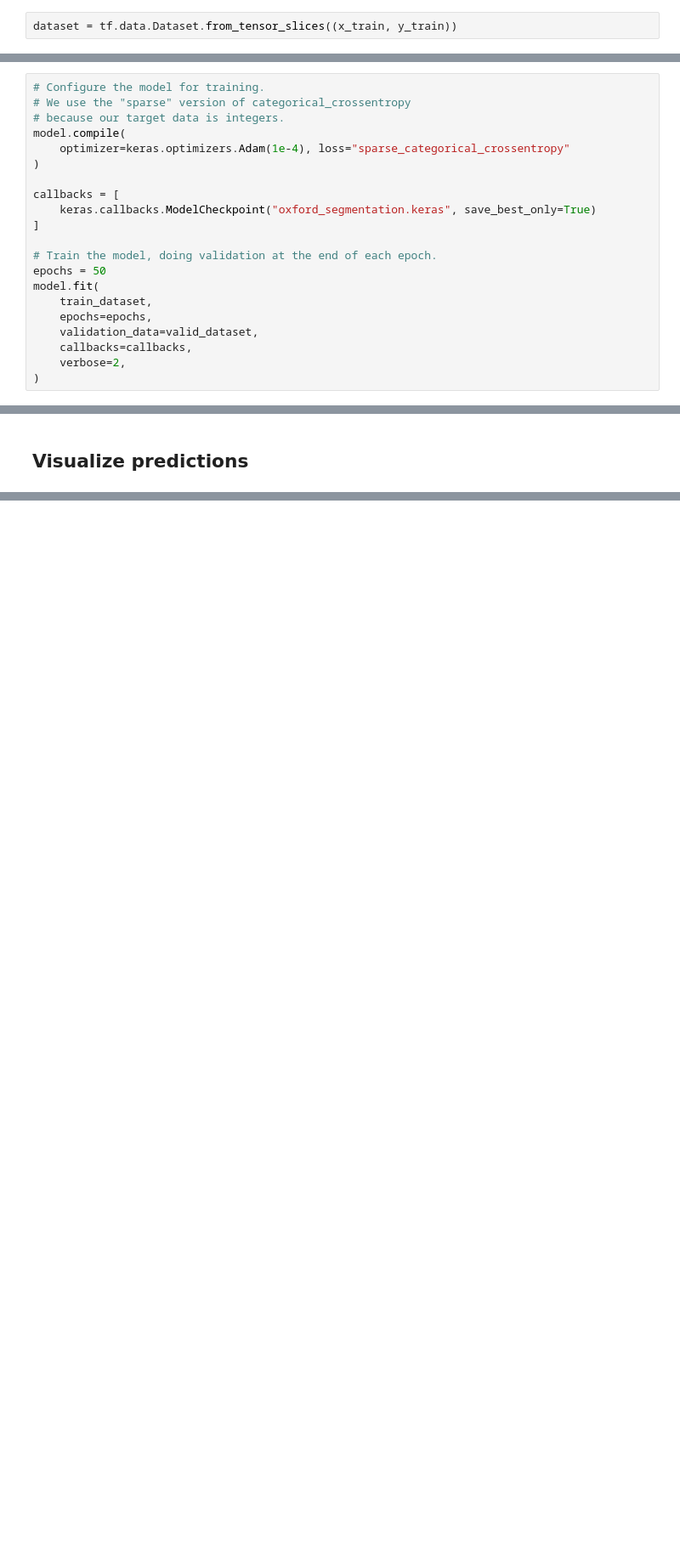
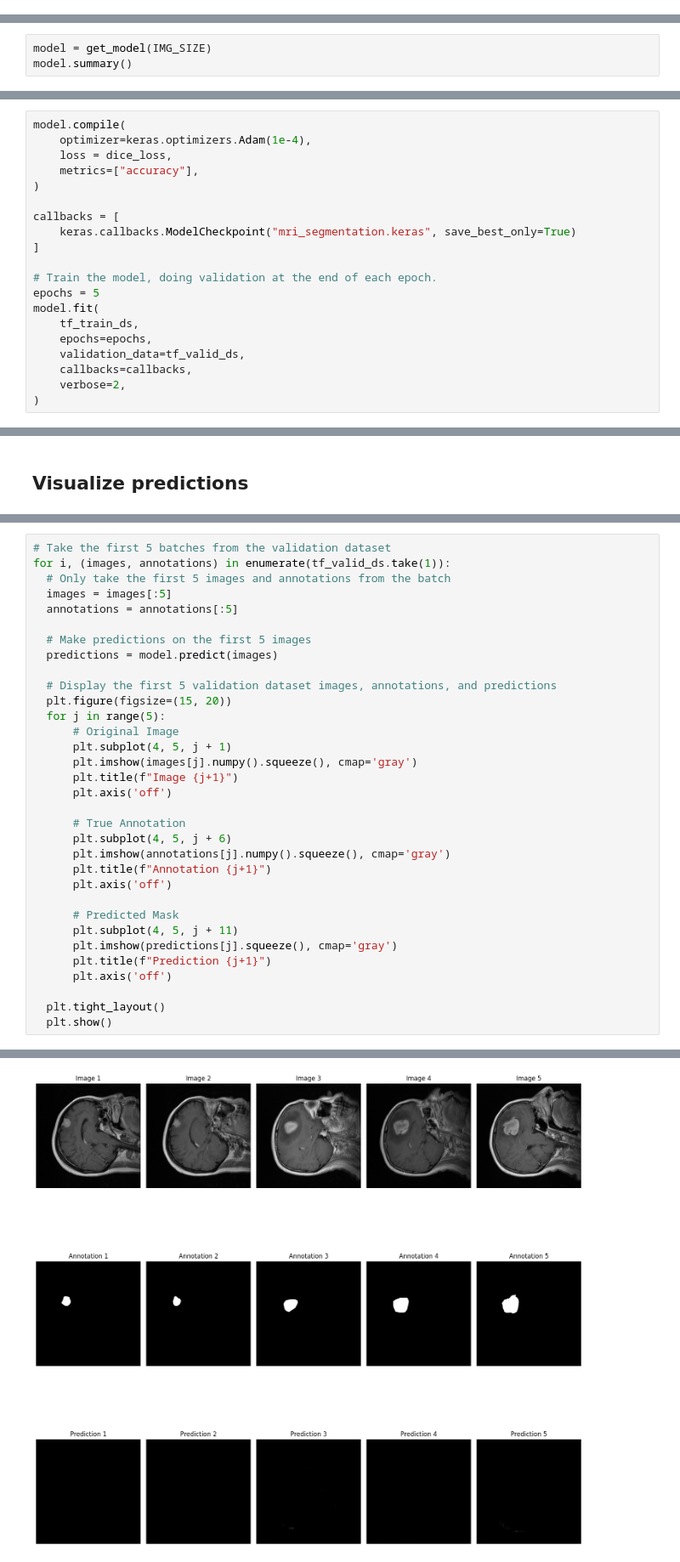
Before and after one commit to EmilisGit/Vaizdu_apdorojimas, a Jupyter notebook: Vaizdu_apdorojimas_lab5.ipynb, the cells around one changed output, grey strips where cells are left out. Shown at 85% size. Saved outputs shown, nothing was run; the diff lists cells and outputs as text; blank space fills up the shorter version.

```diff
--- a/Vaizdu_apdorojimas_lab5.ipynb
+++ b/Vaizdu_apdorojimas_lab5.ipynb
@@ -57,2 +31,0 @@ NUM_CLASSES  = 1
-# %%
-dataset = tf.data.Dataset.from_tensor_slices((x_train, y_train))
@@ -152,0 +114,3 @@ valid_dataset = get_dataset(
+# %%
+model = get_model(IMG_SIZE)
+model.summary()
@@ -155,21 +148,20 @@ valid_dataset = get_dataset(
 # %%
-# Configure the model for training.
-# We use the "sparse" version of categorical_crossentropy
-# because our target data is integers.
 model.compile(
-    optimizer=keras.optimizers.Adam(1e-4), loss="sparse_categorical_crossentropy"
+    optimizer=keras.optimizers.Adam(1e-4),
+    loss = dice_loss,
+    metrics=["accuracy"],
 )
 
 callbacks = [
-    keras.callbacks.ModelCheckpoint("oxford_segmentation.keras", save_best_only=True)
+    keras.callbacks.ModelCheckpoint("mri_segmentation.keras", save_best_only=True)
 ]
 
 # Train the model, doing validation at the end of each epoch.
-epochs = 50
+epochs = 5
 model.fit(
-    train_dataset,
+    tf_train_ds,
     epochs=epochs,
-    validation_data=valid_dataset,
+    validation_data=tf_valid_ds,
     callbacks=callbacks,
     verbose=2,
 )
@@ -206,0 +179,34 @@ display_mask(i)  # Note that the model only sees inputs at 150x150.
+# %%
+# Take the first 5 batches from the validation dataset
+for i, (images, annotations) in enumerate(tf_valid_ds.take(1)):
+  # Only take the first 5 images and annotations from the batch
+  images = images[:5]
+  annotations = annotations[:5]
+
+  # Make predictions on the first 5 images
+  predictions = model.predict(images)
+
+  # Display the first 5 validation dataset images, annotations, and predictions
+  plt.figure(figsize=(15, 20))
+  for j in range(5):
+      # Original Image
+      plt.subplot(4, 5, j + 1)
+      plt.imshow(images[j].numpy().squeeze(), cmap='gray')
+      plt.title(f"Image {j+1}")
+      plt.axis('off')
+
+      # True Annotation
+      plt.subplot(4, 5, j + 6)
+      plt.imshow(annotations[j].numpy().squeeze(), cmap='gray')
+      plt.title(f"Annotation {j+1}")
+      plt.axis('off')
+
+      # Predicted Mask
+      plt.subplot(4, 5, j + 11)
+      plt.imshow(predictions[j].squeeze(), cmap='gray')
+      plt.title(f"Prediction {j+1}")
+      plt.axis('off')
+
+  plt.tight_layout()
+  plt.show()
+# %% [output]
@@ -206,0 +214 @@ display_mask(i)  # Note that the model only sees inputs at 150x150.
+[figure, added]
```
Also changed, not shown: parts of 16 cells of this notebook.
